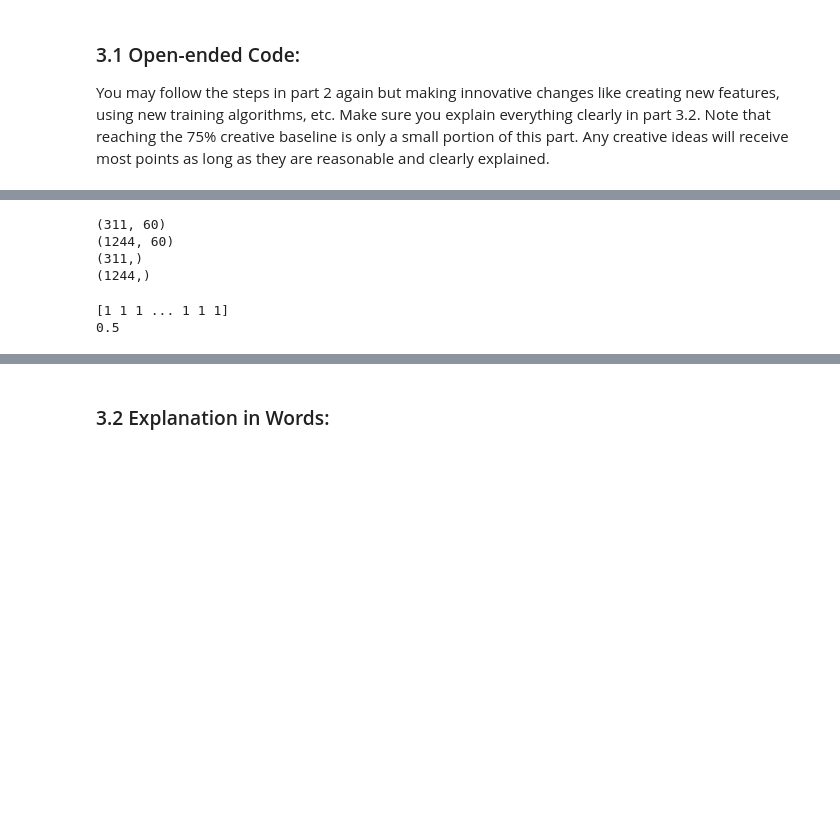
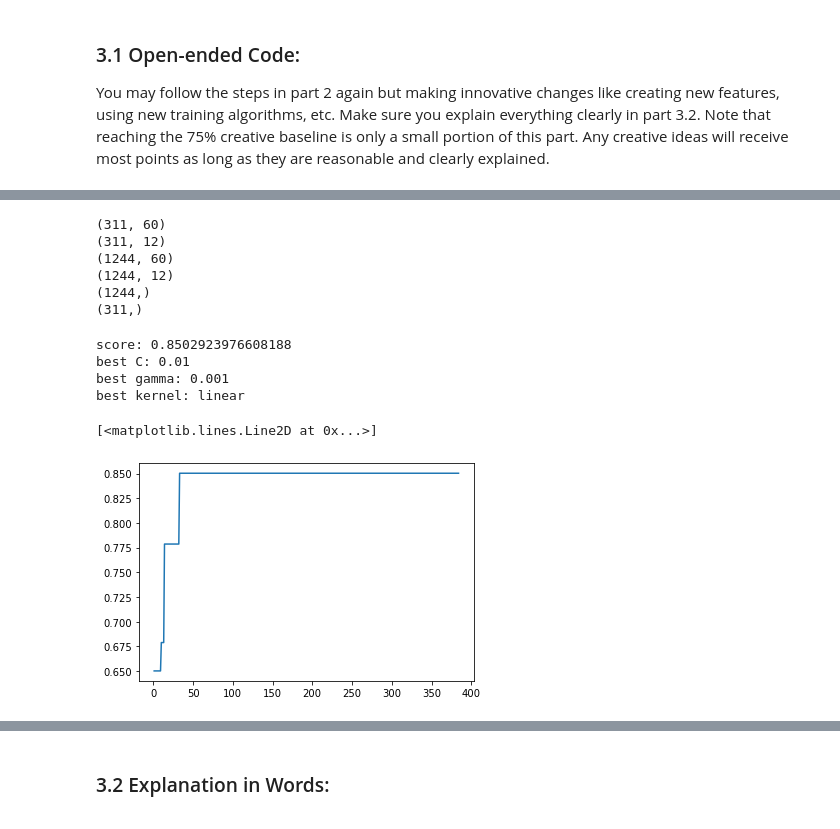
Before and after one commit to killo21/2020-election-predictions, a Jupyter notebook: CS 4780 Final Project Student Template.ipynb, the cells around one changed output, grey strips where cells are left out. Saved outputs shown, nothing was run; the diff lists cells and outputs as text; code cells hidden in the pictures; blank space fills up the shorter version.

```diff
--- a/CS 4780 Final Project Student Template.ipynb
+++ b/CS 4780 Final Project Student Template.ipynb
@@ -249,16 +248,29 @@ train_2016 = train_2016.drop(columns = ['FIPS', 'County', 'DEM', 'GOP'])
 # %%
 # for each variable, creating 5 variables that track if county is greater or equal to 0th, 25th, 50th, 75th, and 100th percentile
 for i in ["MedianIncChng", "MigraRateChng", "BirthRateChng", "DeathRateChng", "BachelorRateChng", "UnemploymentRateChng", "MedianIncome", "MigraRate", "BirthRate", "DeathRate", "BachelorRate", "UnemploymentRate"]:
+    # because "MedianIncome" is very predictive, giving features corresponding to high income more weight
     if i == "MedianIncome":
-        train_2016[i + "75"] = train_2016[i].apply(lambda x: 5 if x >= train_2016[i].quantile(0.75) else 0)
-        train_2016[i + "100"] = train_2016[i].apply(lambda x: 5 if x >= train_2016[i].quantile(1.0) else 0)
+        train_2016[i + "75"] = train_2016[i].apply(lambda x: 15 if x >= train_2016[i].quantile(0.75) else 0)
+        train_2016[i + "100"] = train_2016[i].apply(lambda x: 10 if x >= train_2016[i].quantile(1.0) else 0)
+        train_2016[i + "50"] = train_2016[i].apply(lambda x: 5 if x >= train_2016[i].quantile(0.5) else 0)
+        train_2016[i + "0"] = train_2016[i].apply(lambda x: 1 if x >= train_2016[i].quantile(0.0) else 0)
     else:
         train_2016[i + "75"] = train_2016[i].apply(lambda x: 1 if x >= train_2016[i].quantile(0.75) else 0)
         train_2016[i + "100"] = train_2016[i].apply(lambda x: 1 if x >= train_2016[i].quantile(1.0) else 0)
-    train_2016[i + "0"] = train_2016[i].apply(lambda x: 1 if x >= train_2016[i].quantile(0.0) else 0)
+        train_2016[i + "50"] = train_2016[i].apply(lambda x: 1 if x >= train_2016[i].quantile(0.5) else 0)
+        train_2016[i + "0"] = train_2016[i].apply(lambda x: 0 if x >= train_2016[i].quantile(0.0) else -1)
+
     train_2016[i + "25"] = train_2016[i].apply(lambda x: 1 if x >= train_2016[i].quantile(0.25) else 0)
-    train_2016[i + "50"] = train_2016[i].apply(lambda x: 1 if x >= train_2016[i].quantile(0.5) else 0)
+    train_2016 = train_2016.drop(columns = [i])
 
-    train_2016 = train_2016.drop(columns = [i])
-print(train_2016["MedianIncome75"])
-print(train_2016["MedianIncome100"])
+# instead of 5 columns for each original feature, keeping the original columns but changing value to be between 0-4
+for i in ["MedianIncChng", "MigraRateChng", "BirthRateChng", "DeathRateChng", "BachelorRateChng", "UnemploymentRateChng", "MedianIncome", "MigraRate", "BirthRate", "DeathRate", "BachelorRate", "UnemploymentRate"]:
+    train_2016_smaller.loc[train_2016_smaller[i] < train_2016_smaller[i].quantile(0.25), i + "new"] = 0
+    train_2016_smaller.loc[train_2016_smaller[i] >= train_2016_smaller[i].quantile(0.25), i + "new"] = 1
+    train_2016_smaller.loc[train_2016_smaller[i] >= train_2016_smaller[i].quantile(0.5), i + "new"] = 2
+    train_2016_smaller.loc[train_2016_smaller[i] >= train_2016_smaller[i].quantile(0.75), i + "new"] = 3
+    train_2016_smaller.loc[train_2016_smaller[i] >= train_2016_smaller[i].quantile(1.0), i + "new"] = 4
+    train_2016_smaller = train_2016_smaller.drop(columns = [i])
+
+# because MedianIncome is very predictive, giving it more weight
+train_2016_smaller["MedianIncomenew"] = train_2016_smaller["MedianIncomenew"].mul(5)
@@ -339,16 +360,29 @@ xTrN = train_2016.values
 # splitting Xs and Ys into training and validation sets
 n, d = xTrN.shape
 cutoff = int(np.ceil(0.8 * n))
+# 60 feature training and validation sets
 xTvN = xTrN[cutoff:,:]
+xTrN = xTrN[:cutoff,:]
+
+
+# labels for training and validation sets
 yTvN = yTrN[cutoff:]
-xTrN = xTrN[:cutoff,:]
 yTrN = yTrN[:cutoff]
+
+
+# 12 feature training and validation sets
+xTvNS = xTrNS[cutoff:,:]
+xTrNS = xTrNS[:cutoff,:]
 print(xTvN.shape)
+print(xTvNS.shape)
 print(xTrN.shape)
+print(xTrNS.shape)
+print(yTrN.shape)
 print(yTvN.shape)
-print(yTrN.shape)
 # %% [output]
 (311, 60)
+(311, 12)
 (1244, 60)
+(1244, 12)
+(1244,)
 (311,)
-(1244,)
@@ -453,12 +389,16 @@ num, rate, form, bestC, bestLmda, bestK = boost_validation(X_train_sm, y_train_s
-# %%
-allXN = np.append(xTrN, xTvN, axis=0)
-allYN = np.append(yTrN, yTvN)
-allXSm, allYSm = sm.fit_sample(allXN, allYN)
-boosted_classifier_final = AdaBoostClassifier(base_estimator = svm.SVC(gamma=0.11, C=0.5, kernel = "rbf", probability=True), n_estimators=7, learning_rate = 1.0, random_state=42)
-boosted_classifier_final.fit(allXSm, allYSm)
-new_preds = boosted_classifier_final.predict(allXSm)
-print(new_preds)
-print(weighted_accuracy(new_preds, allYSm))
-# %% [output]
-[1 1 1 ... 1 1 1]
-0.5
+# %%
+# selecting best parameters for SVM on 60 feature data
+CList60= [0.001, 0.01, 0.1, 0.5, 1, 2, 5, 10, 25, 50, 75, 100]
+lmbdaList60=[0.001, 0.01, 0.1, 0.5, 1, 2, 4, 5]
+bestC60, bestLmba60, bestKernel60, count60, scores60 = param_select(xTrN, yTrN, xTvN, yTvN, CList60, lmbdaList60, kernelList)
+print("best C: " + str(bestC60))
+print("best gamma: " + str(bestLmba60))
+print("best kernel: " + bestKernel60)
+plt.plot(count60, scores60)
+# %% [output]
+score: 0.8502923976608188
+best C: 0.01
+best gamma: 0.001
+best kernel: linear
+[<matplotlib.lines.Line2D at 0x...>]
+[figure, added]
```
Also changed, not shown: parts of 31 cells of this notebook, 1 other file.
